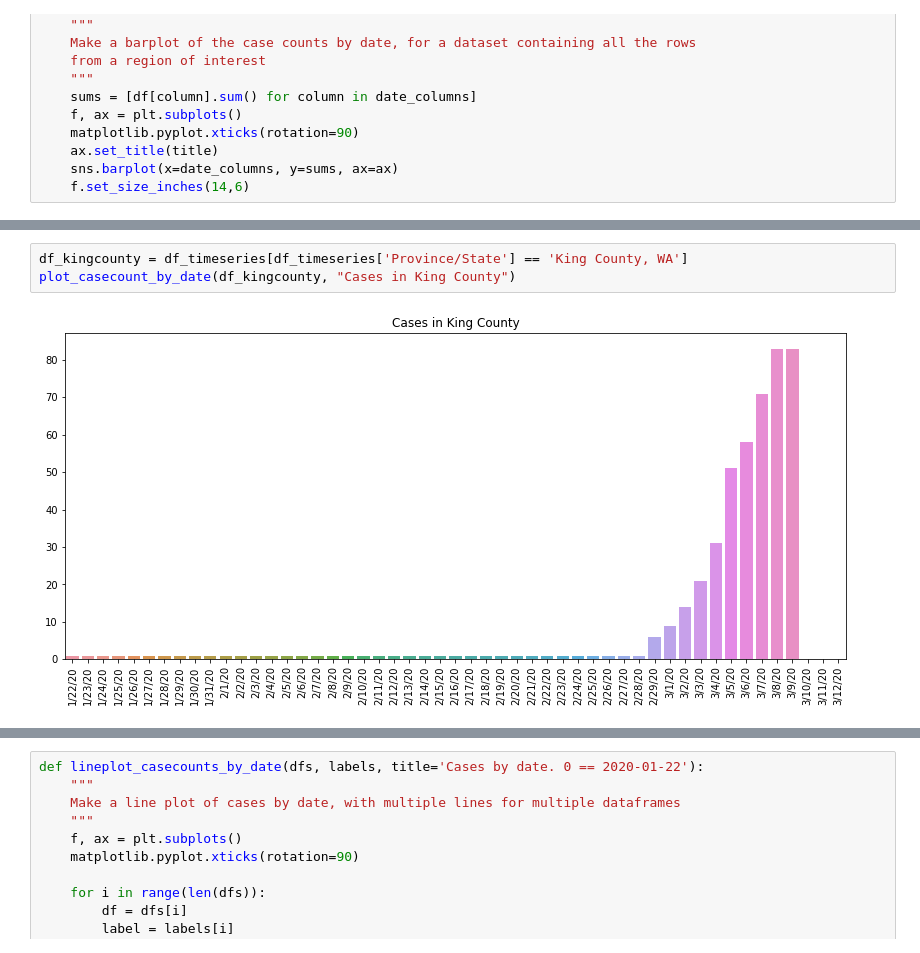
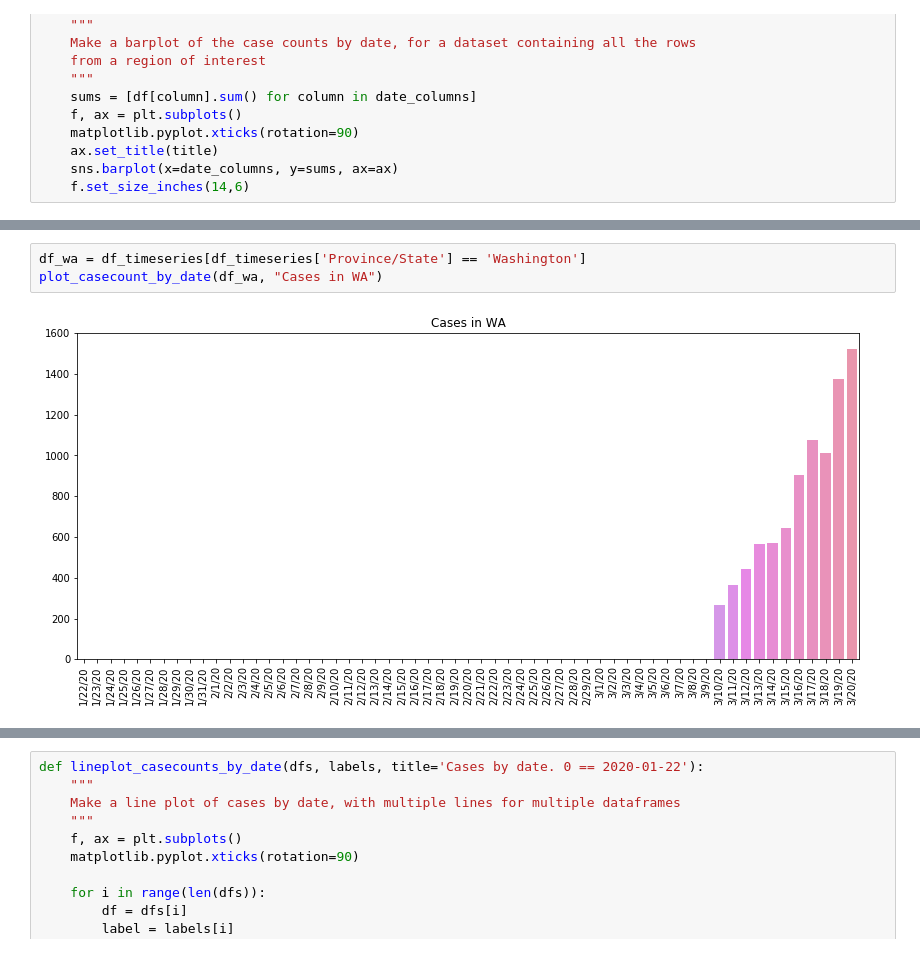
Before and after one commit to dhmay/pyscarelet, a Jupyter notebook: notebooks/explore_covid.ipynb, the cells around one changed output, grey strips where cells are left out. Saved outputs shown, nothing was run; the diff lists cells and outputs as text.

Commit message:
updated explore_covid to use all of WA, not King County

```diff
--- a/notebooks/explore_covid.ipynb
+++ b/notebooks/explore_covid.ipynb
@@ -111,5 +111,5 @@ plot_casecount_by_date(df_US, "Cases in the US")
 # %%
-df_kingcounty = df_timeseries[df_timeseries['Province/State'] == 'King County, WA']
-plot_casecount_by_date(df_kingcounty, "Cases in King County")
+df_wa = df_timeseries[df_timeseries['Province/State'] == 'Washington']
+plot_casecount_by_date(df_wa, "Cases in WA")
 # %% [output]
-[figure, old version]
+[figure, new version]
```
Also changed, not shown: parts of 12 cells of this notebook.
